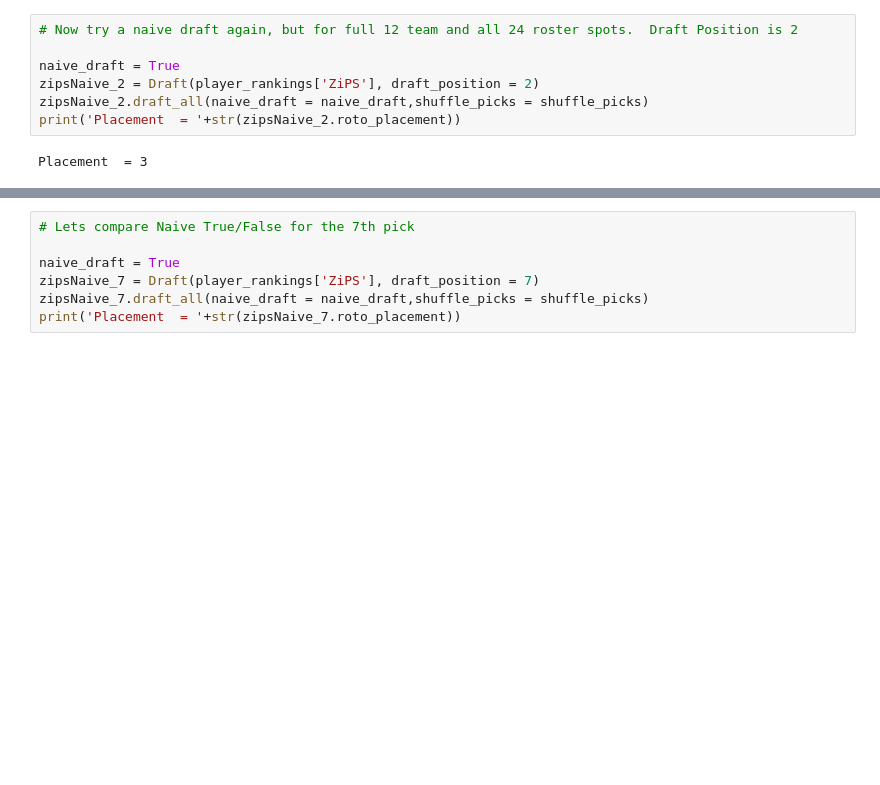
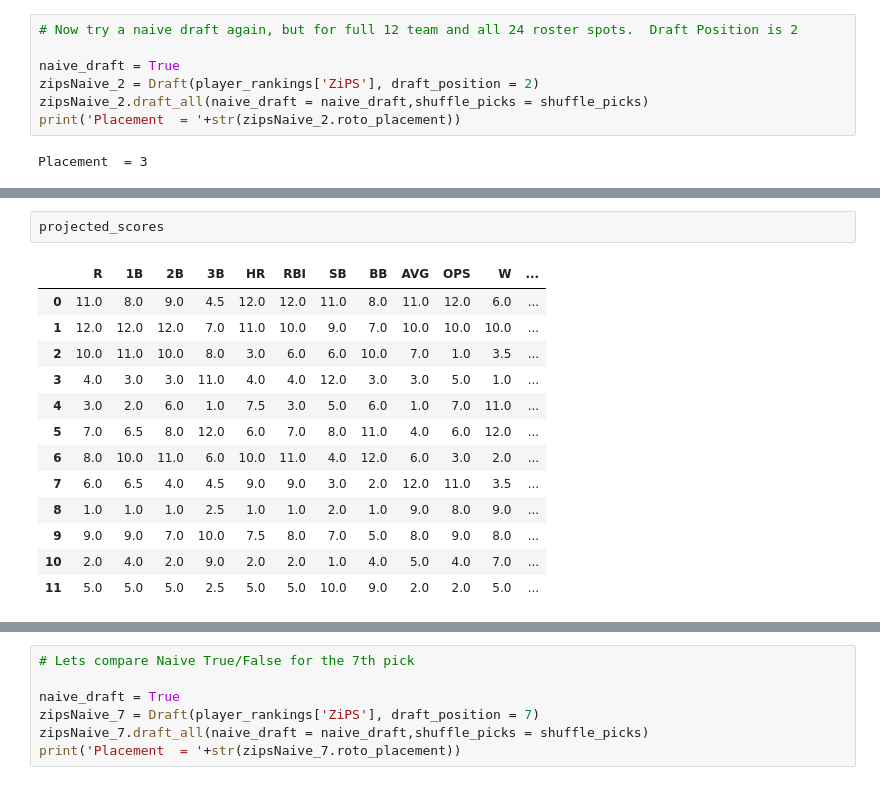
Before and after one commit to wrapgenius/GameDay2020, a Jupyter notebook: GameDay_Notebook.ipynb, the cells around one changed output, grey strips where cells are left out. Cells and saved outputs as stored; diff of their text form; blank space fills up the shorter version.

```diff
--- a/GameDay_Notebook.ipynb
+++ b/GameDay_Notebook.ipynb
@@ -198,0 +226,16 @@ Placement  = 1
+# %%
+projected_scores
+# %% [output]
+|  | R | 1B | 2B | 3B | HR | RBI | SB | BB | AVG | OPS | W | ... |
+| 0 | 11.0 | 8.0 | 9.0 | 4.5 | 12.0 | 12.0 | 11.0 | 8.0 | 11.0 | 12.0 | 6.0 | ... |
+| 1 | 12.0 | 12.0 | 12.0 | 7.0 | 11.0 | 10.0 | 9.0 | 7.0 | 10.0 | 10.0 | 10.0 | ... |
+| 2 | 10.0 | 11.0 | 10.0 | 8.0 | 3.0 | 6.0 | 6.0 | 10.0 | 7.0 | 1.0 | 3.5 | ... |
+| 3 | 4.0 | 3.0 | 3.0 | 11.0 | 4.0 | 4.0 | 12.0 | 3.0 | 3.0 | 5.0 | 1.0 | ... |
+| 4 | 3.0 | 2.0 | 6.0 | 1.0 | 7.5 | 3.0 | 5.0 | 6.0 | 1.0 | 7.0 | 11.0 | ... |
+| 5 | 7.0 | 6.5 | 8.0 | 12.0 | 6.0 | 7.0 | 8.0 | 11.0 | 4.0 | 6.0 | 12.0 | ... |
+| 6 | 8.0 | 10.0 | 11.0 | 6.0 | 10.0 | 11.0 | 4.0 | 12.0 | 6.0 | 3.0 | 2.0 | ... |
+| 7 | 6.0 | 6.5 | 4.0 | 4.5 | 9.0 | 9.0 | 3.0 | 2.0 | 12.0 | 11.0 | 3.5 | ... |
+| 8 | 1.0 | 1.0 | 1.0 | 2.5 | 1.0 | 1.0 | 2.0 | 1.0 | 9.0 | 8.0 | 9.0 | ... |
+| 9 | 9.0 | 9.0 | 7.0 | 10.0 | 7.5 | 8.0 | 7.0 | 5.0 | 8.0 | 9.0 | 8.0 | ... |
+| 10 | 2.0 | 4.0 | 2.0 | 9.0 | 2.0 | 2.0 | 1.0 | 4.0 | 5.0 | 4.0 | 7.0 | ... |
+| 11 | 5.0 | 5.0 | 5.0 | 2.5 | 5.0 | 5.0 | 10.0 | 9.0 | 2.0 | 2.0 | 5.0 | ... |
```
Also changed, not shown: parts of 9 cells of this notebook.
